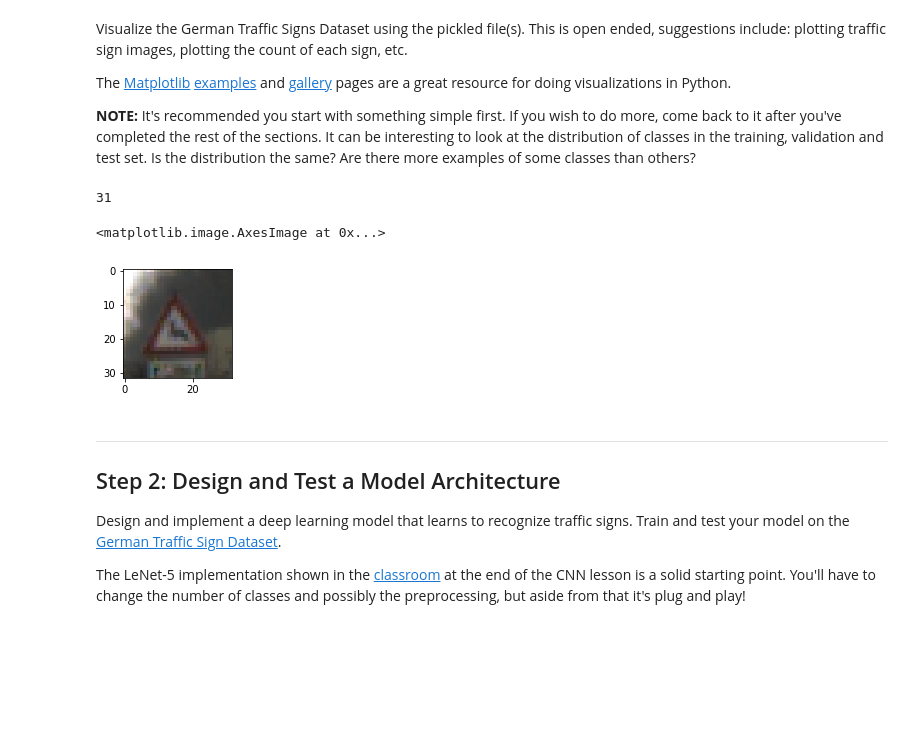
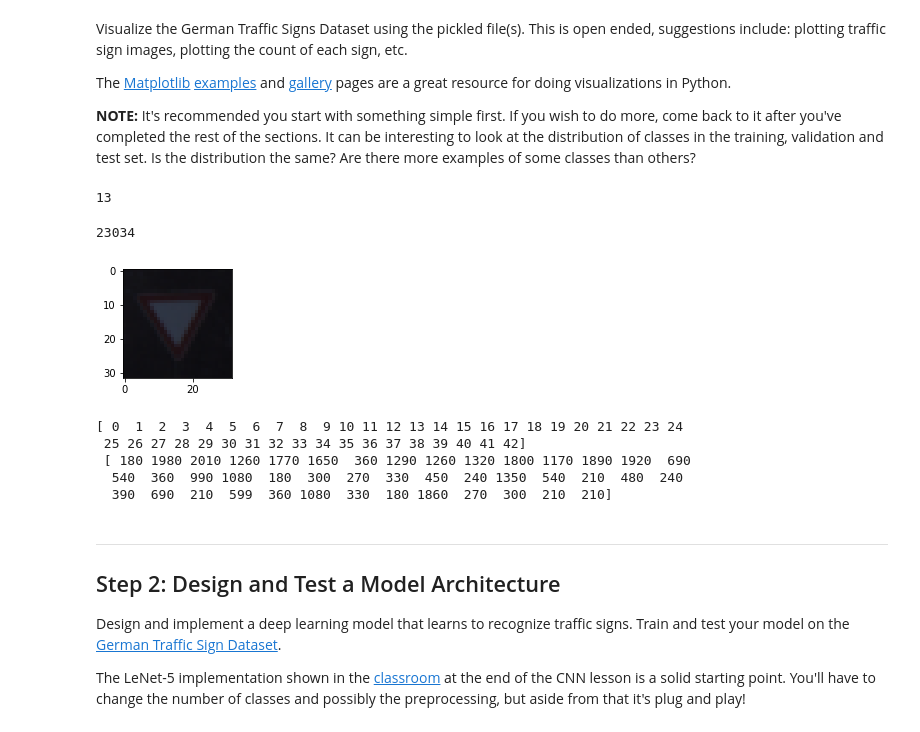
Before and after one commit to chriskcheung/carnd_p2_traffic_sign_classifier, a Jupyter notebook: Traffic_Sign_Classifier.ipynb, the cells around one changed output. Saved outputs shown, nothing was run; the diff lists cells and outputs as text; code cells hidden in the pictures; blank space fills up the shorter version.

```diff
--- a/Traffic_Sign_Classifier.ipynb
+++ b/Traffic_Sign_Classifier.ipynb
@@ -97,22 +99,37 @@ The [Matplotlib](http://matplotlib.org/) [examples](http://matplotlib.org/exampl
 # %%
 ### Data exploration visualization code goes here.
 ### Feel free to use as many code cells as needed.
 import matplotlib.pyplot as plt
 # Visualizations will be shown in the notebook.
 %matplotlib inline
 import random
 
-index = random.randint(0, len(X_train))
-image = X_train[index].squeeze()
-y_dist = {}
+def printSignAndClass(x, idx=-1):
+    if(idx==-1):
+        index = random.randint(0, len(x))
+    else:
+        index = idx
+    image = x[index].squeeze()
 
-print(y_train[index])
-plt.figure(figsize=(2,2))
-plt.imshow(image, cmap="gray")
+    print(y_train[index])
+    plt.figure(figsize=(2,2))
+    plt.imshow(image, cmap="gray")
+    return index
+
+printSignAndClass(X_train)
 # %% [output]
-31
+13
-<matplotlib.image.AxesImage at 0x...>
+23034
-[figure, old version]
+[figure, new version]
+# %%
+index,counts = np.unique(y_train, return_counts=True)
+print(index, "\n", counts)
+# %% [output]
+[ 0  1  2  3  4  5  6  7  8  9 10 11 12 13 14 15 16 17 18 19 20 21 22 23 24
+ 25 26 27 28 29 30 31 32 33 34 35 36 37 38 39 40 41 42]
+ [ 180 1980 2010 1260 1770 1650  360 1290 1260 1320 1800 1170 1890 1920  690
+  540  360  990 1080  180  300  270  330  450  240 1350  540  210  480  240
+  390  690  210  599  360 1080  330  180 1860  270  300  210  210]
 # %% [markdown]
 ----
 
```
Also changed, not shown: parts of 14 cells of this notebook, 51 other files.
